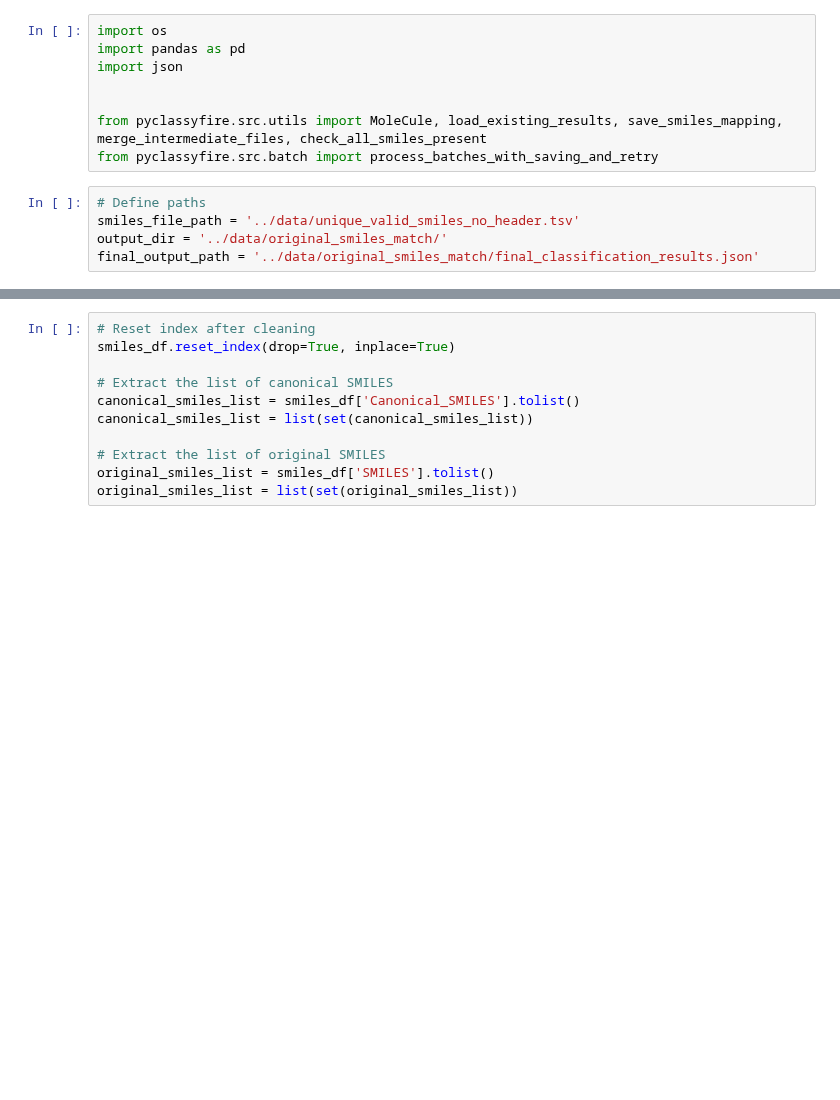
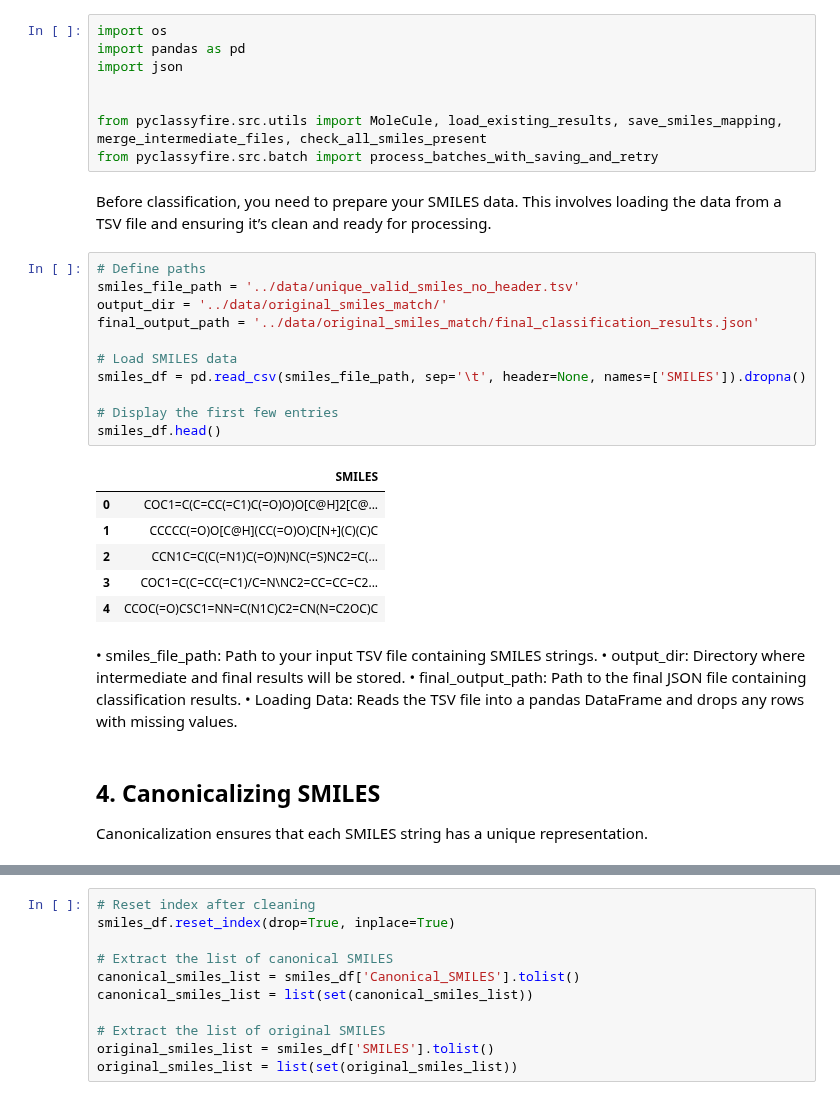
Before and after one commit to Jozefov/PyClassyFire, a Jupyter notebook: notebooks/tutorial.ipynb, the cells around one changed output, grey strips where cells are left out. Saved outputs shown, nothing was run; the diff lists cells and outputs as text; blank space fills up the shorter version.

```diff
--- a/notebooks/tutorial.ipynb
+++ b/notebooks/tutorial.ipynb
@@ -32,8 +32,32 @@ import json
 
 from pyclassyfire.src.utils import MoleCule, load_existing_results, save_smiles_mapping, merge_intermediate_files, check_all_smiles_present
 from pyclassyfire.src.batch import process_batches_with_saving_and_retry
+# %% [markdown]
+Before classification, you need to prepare your SMILES data. This involves loading the data from a TSV file and ensuring it’s clean and ready for processing.
 # %%
 # Define paths
 smiles_file_path = '../data/unique_valid_smiles_no_header.tsv'
 output_dir = '../data/original_smiles_match/'
 final_output_path = '../data/original_smiles_match/final_classification_results.json'
+
+# Load SMILES data
+smiles_df = pd.read_csv(smiles_file_path, sep='\t', header=None, names=['SMILES']).dropna()
+
+# Display the first few entries
+smiles_df.head()
+# %% [output]
+|  | SMILES |
+| 0 | COC1=C(C=CC(=C1)C(=O)O)O[C@H]2[C@... |
+| 1 | CCCCC(=O)O[C@H](CC(=O)O)C[N+](C)(C)C |
+| 2 | CCN1C=C(C(=N1)C(=O)N)NC(=S)NC2=C(... |
+| 3 | COC1=C(C=CC(=C1)/C=N\NC2=CC=CC=C2... |
+| 4 | CCOC(=O)CSC1=NN=C(N1C)C2=CN(N=C2OC)C |
+# %% [markdown]
+
+•	smiles_file_path: Path to your input TSV file containing SMILES strings.
+•	output_dir: Directory where intermediate and final results will be stored.
+•	final_output_path: Path to the final JSON file containing classification results.
+•	Loading Data: Reads the TSV file into a pandas DataFrame and drops any rows with missing values.
+# %% [markdown]
+## **4. Canonicalizing SMILES**
+Canonicalization ensures that each SMILES string has a unique representation.
```
Also changed, not shown: parts of 21 cells of this notebook.
